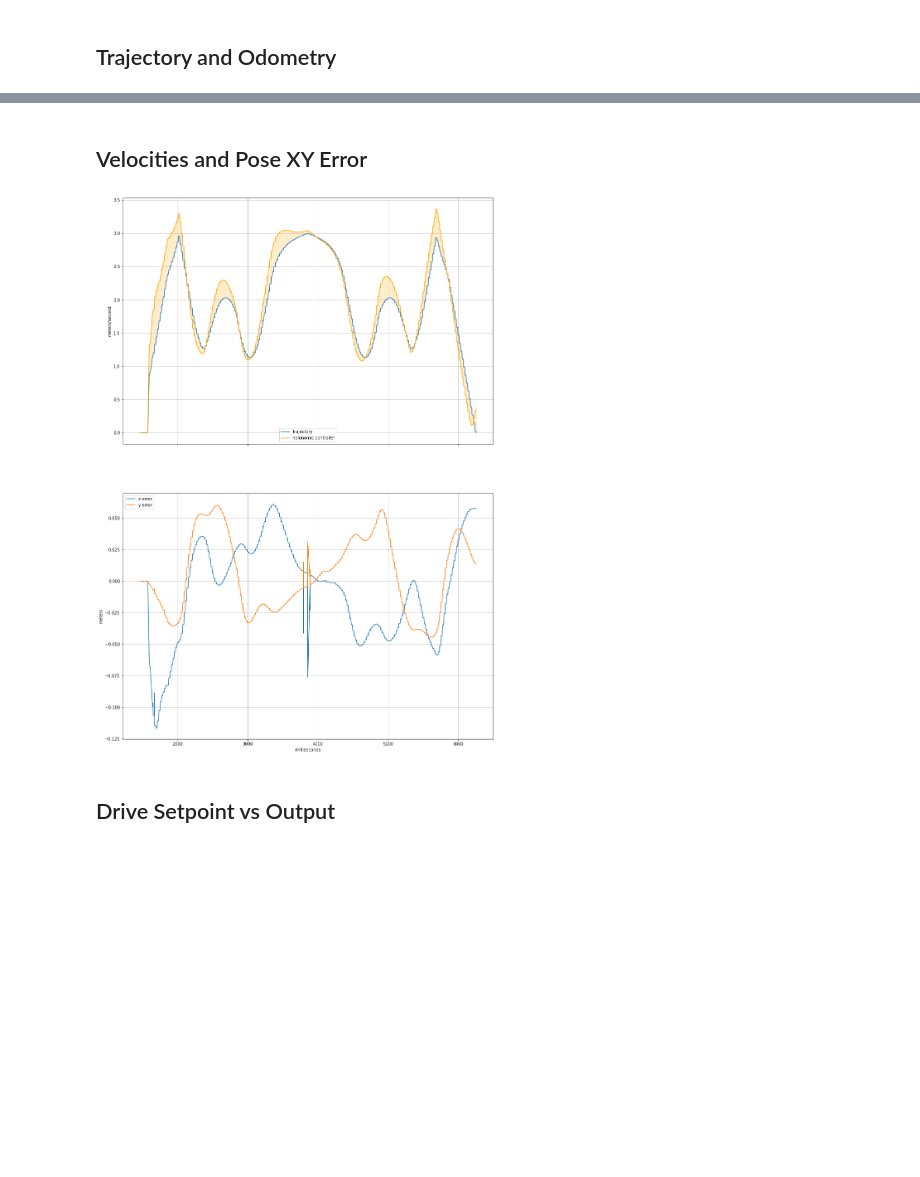
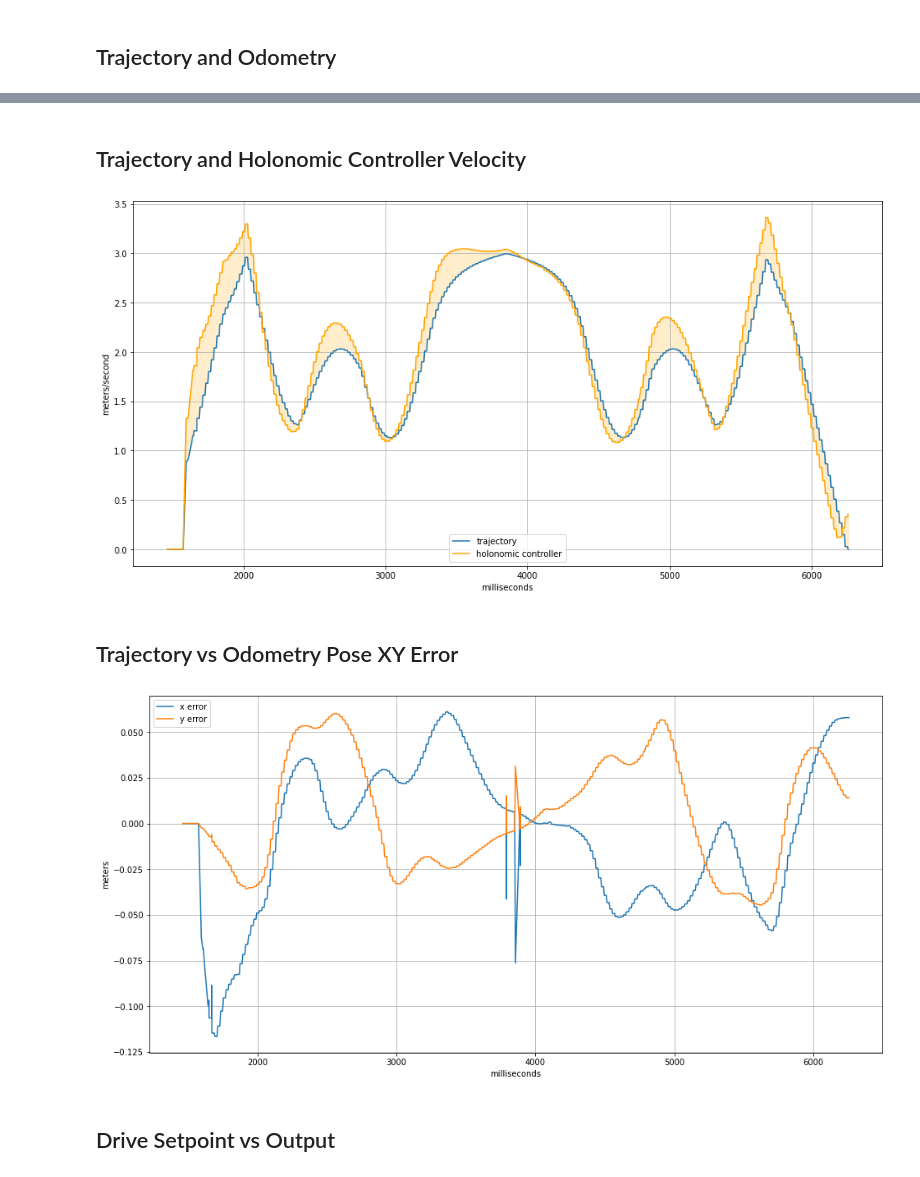
Before and after one commit to jhh/motion, a Jupyter notebook: notebooks/trajectory/figure-8.ipynb, the cells around one changed output, grey strips where cells are left out. Saved outputs shown, nothing was run; the diff lists cells and outputs as text; code cells hidden in the pictures; blank space fills up the shorter version.

```diff
--- a/notebooks/trajectory/figure-8.ipynb
+++ b/notebooks/trajectory/figure-8.ipynb
@@ -26,11 +29,17 @@ t.plot_trajectory(ax=ax1, interval=interval)
+# %% [markdown]
+## Trajectory and Holonomic Controller Velocity
+# %%
+_, ax = plt.subplots(1, 1, figsize=(16, 8))
+t.plot_velocity(ax=ax, controller=True, setpoint=False, drive=False, interval=interval)
+# %% [output]
+[figure, added]
 # %% [markdown]
-## Velocities and Pose XY Error
+## Trajectory vs Odometry Pose XY Error
 # %%
-_, (ax1, ax2) = plt.subplots(2, 1, figsize=(16, 24), sharex=True)
-t.plot_velocity(ax=ax1, controller=True, setpoint=False, drive=False, interval=interval)
-t.plot_error(ax=ax2, interval=interval)
+_, ax = plt.subplots(1, 1, figsize=(16, 8))
+t.plot_error(ax=ax, interval=interval)
 # %% [output]
-[figure, old version]
+[figure, new version]
 # %% [markdown]
 ## Drive Setpoint vs Output
 # %%
```
Also changed, not shown: parts of 4 cells of this notebook.
